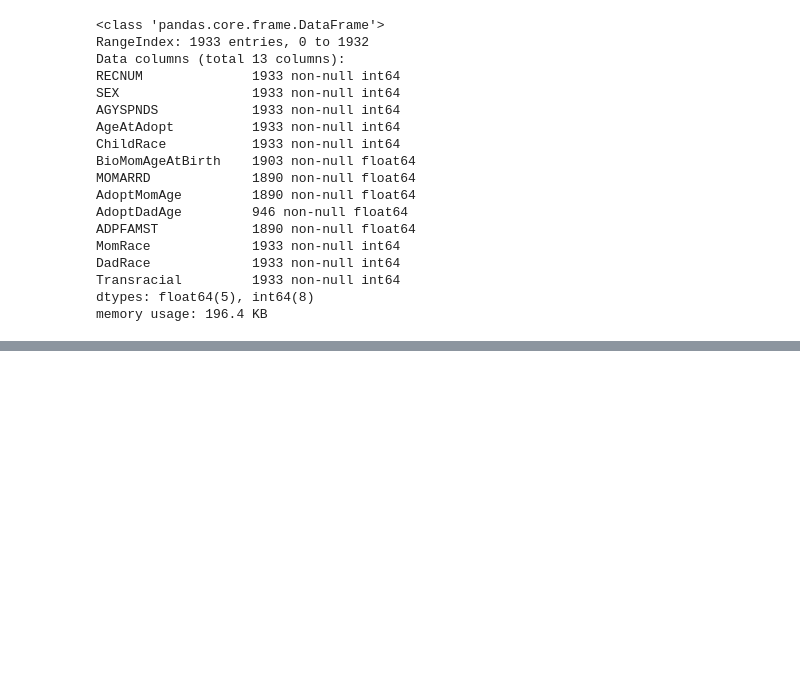
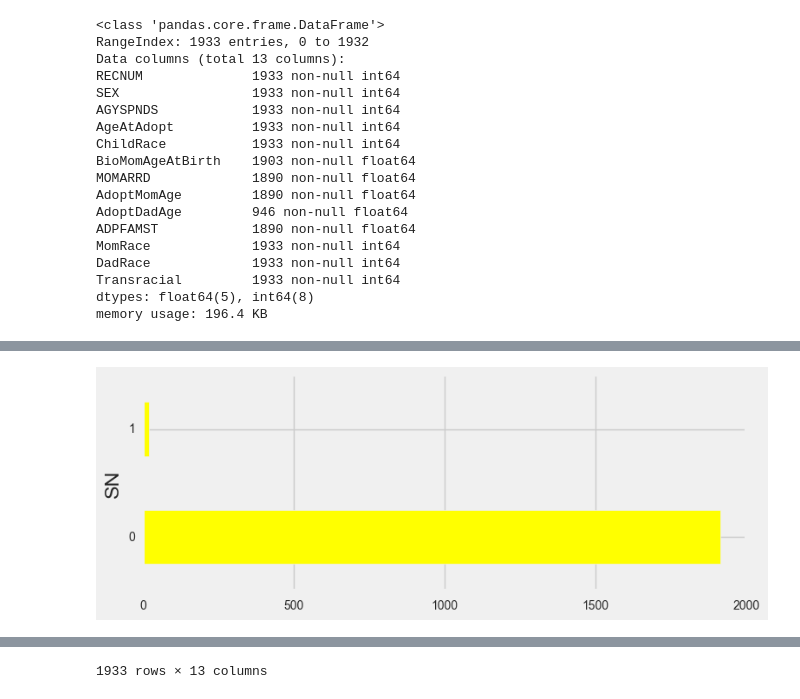
Before and after one commit to lessdaa/project2, a Jupyter notebook: Project 2/Project 2 main part/Project 2 main file.ipynb, the cells around one changed output, grey strips where cells are left out. Saved outputs shown, nothing was run; the diff lists cells and outputs as text; code cells hidden in the pictures; blank space fills up the shorter version.

```diff
--- a/Project 2/Project 2 main part/Project 2 main file.ipynb
+++ b/Project 2/Project 2 main part/Project 2 main file.ipynb
@@ -102,0 +76,6 @@ df[df['BioMomAgeAtBirth'].isnull().values==True]
+# %%
+df['SN']=(df['AGYSPNDS']%2)
+data_glimps('SN','yellow','barh')
+df.drop(['AGYSPNDS'],axis=1)
+# %% [output]
+[figure, added]
@@ -102,0 +99 @@ df[df['BioMomAgeAtBirth'].isnull().values==True]
+1933 rows × 13 columns
```
Also changed, not shown: parts of 91 cells of this notebook, 1 other file.
